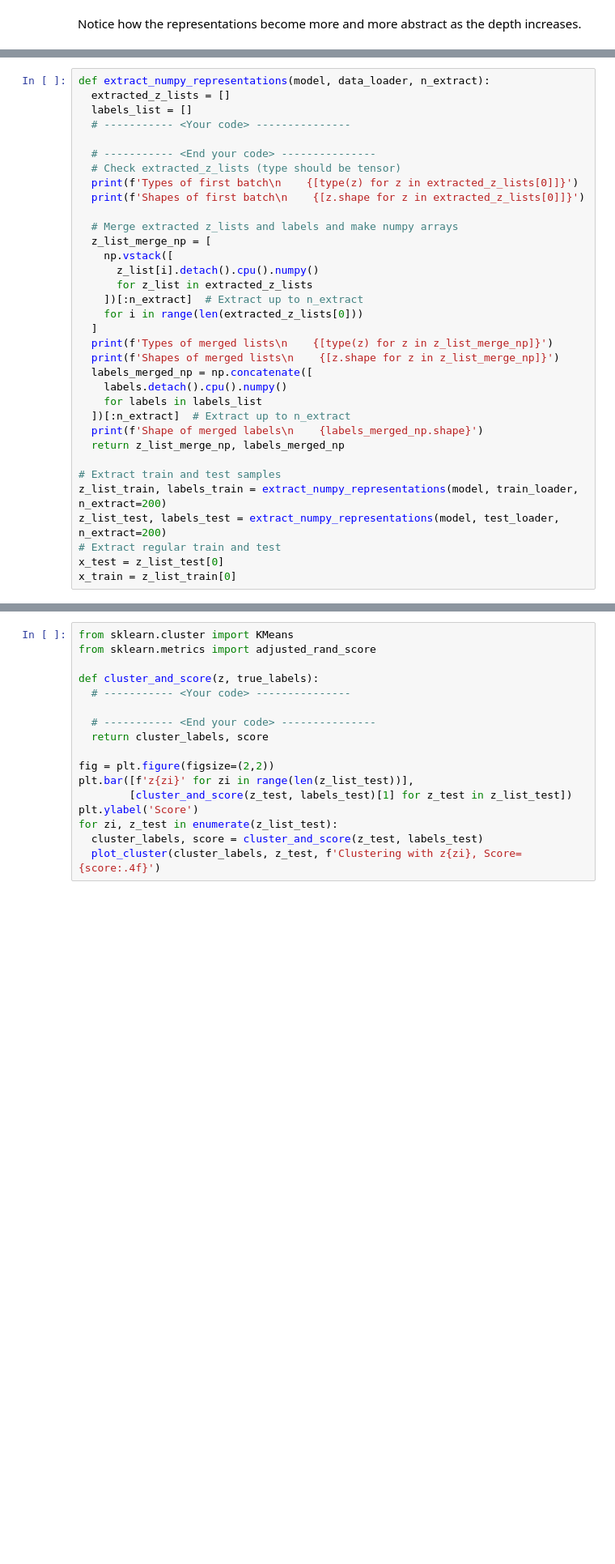
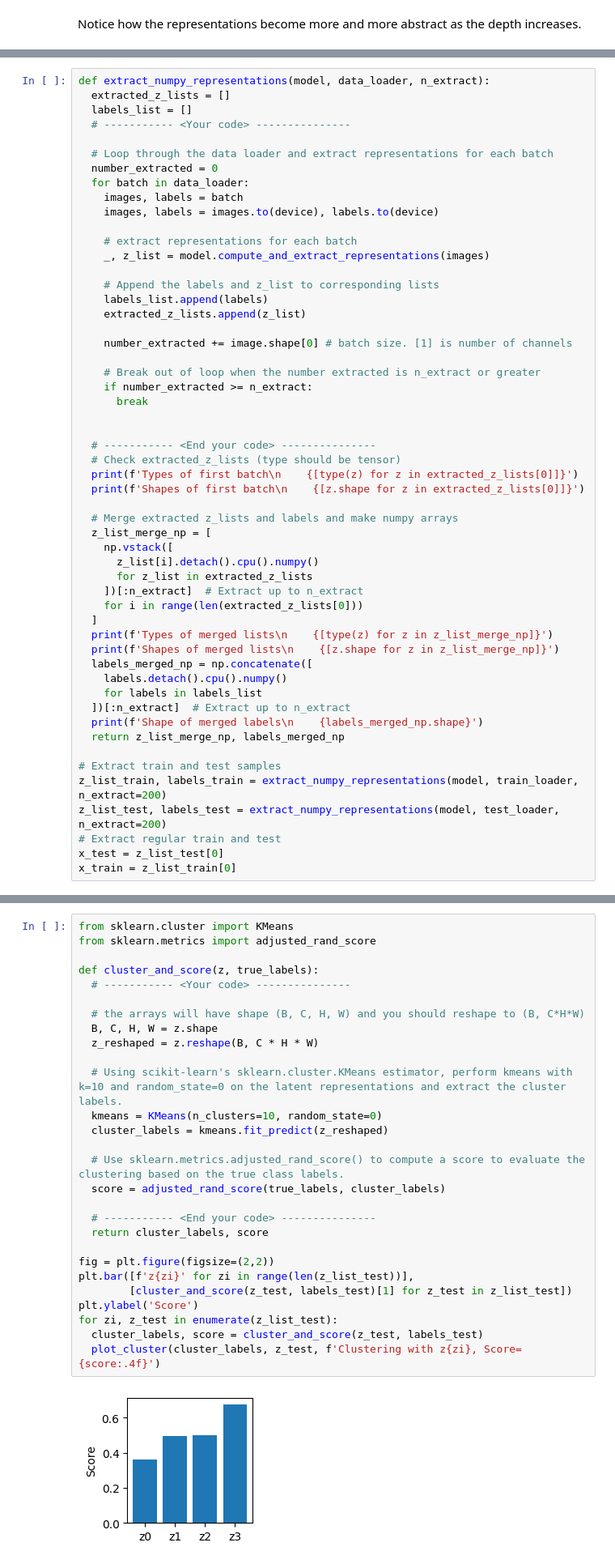
Before and after one commit to jung1230/Artificial_Intelligence, a Jupyter notebook: Assignment/Assignment_05/Assignment_05_Exercise.ipynb, the cells around one changed output, grey strips where cells are left out. Shown: that part at 81% size. Cells and saved outputs as stored; diff of their text form; blank space fills up the shorter version.

```diff
--- a/Assignment/Assignment_05/Assignment_05_Exercise.ipynb
+++ b/Assignment/Assignment_05/Assignment_05_Exercise.ipynb
@@ -327,6 +348,26 @@ def extract_numpy_representations(model, data_loader, n_extract):
   extracted_z_lists = []
   labels_list = []
   # ----------- <Your code> ---------------
+
+  # Loop through the data loader and extract representations for each batch
+  number_extracted = 0
+  for batch in data_loader:
+    images, labels = batch
+    images, labels = images.to(device), labels.to(device)
+
+    # extract representations for each batch
+    _, z_list = model.compute_and_extract_representations(images)
+
+    # Append the labels and z_list to corresponding lists
+    labels_list.append(labels)
+    extracted_z_lists.append(z_list)
+
+    number_extracted += image.shape[0] # batch size. [1] is number of channels
+
+    # Break out of loop when the number extracted is n_extract or greater
+    if number_extracted >= n_extract:
+      break
+
 
   # ----------- <End your code> ---------------
   # Check extracted_z_lists (type should be tensor)
@@ -394,17 +456,30 @@ def plot_cluster(cluster_labels, z_test, title):
 # %%
 from sklearn.cluster import KMeans
 from sklearn.metrics import adjusted_rand_score
 
 def cluster_and_score(z, true_labels):
   # ----------- <Your code> ---------------
+
+  # the arrays will have shape (B, C, H, W) and you should reshape to (B, C*H*W)
+  B, C, H, W = z.shape
+  z_reshaped = z.reshape(B, C * H * W)
+
+  # Using scikit-learn's sklearn.cluster.KMeans estimator, perform kmeans with k=10 and random_state=0 on the latent representations and extract the cluster labels.
+  kmeans = KMeans(n_clusters=10, random_state=0)
+  cluster_labels = kmeans.fit_predict(z_reshaped)
+
+  # Use sklearn.metrics.adjusted_rand_score() to compute a score to evaluate the clustering based on the true class labels.
+  score = adjusted_rand_score(true_labels, cluster_labels)
 
   # ----------- <End your code> ---------------
   return cluster_labels, score
 
 fig = plt.figure(figsize=(2,2))
 plt.bar([f'z{zi}' for zi in range(len(z_list_test))],
         [cluster_and_score(z_test, labels_test)[1] for z_test in z_list_test])
 plt.ylabel('Score')
 for zi, z_test in enumerate(z_list_test):
   cluster_labels, score = cluster_and_score(z_test, labels_test)
   plot_cluster(cluster_labels, z_test, f'Clustering with z{zi}, Score={score:.4f}')
+# %% [output]
+[figure, added]
```
Also changed, not shown: parts of 6 cells of this notebook.
